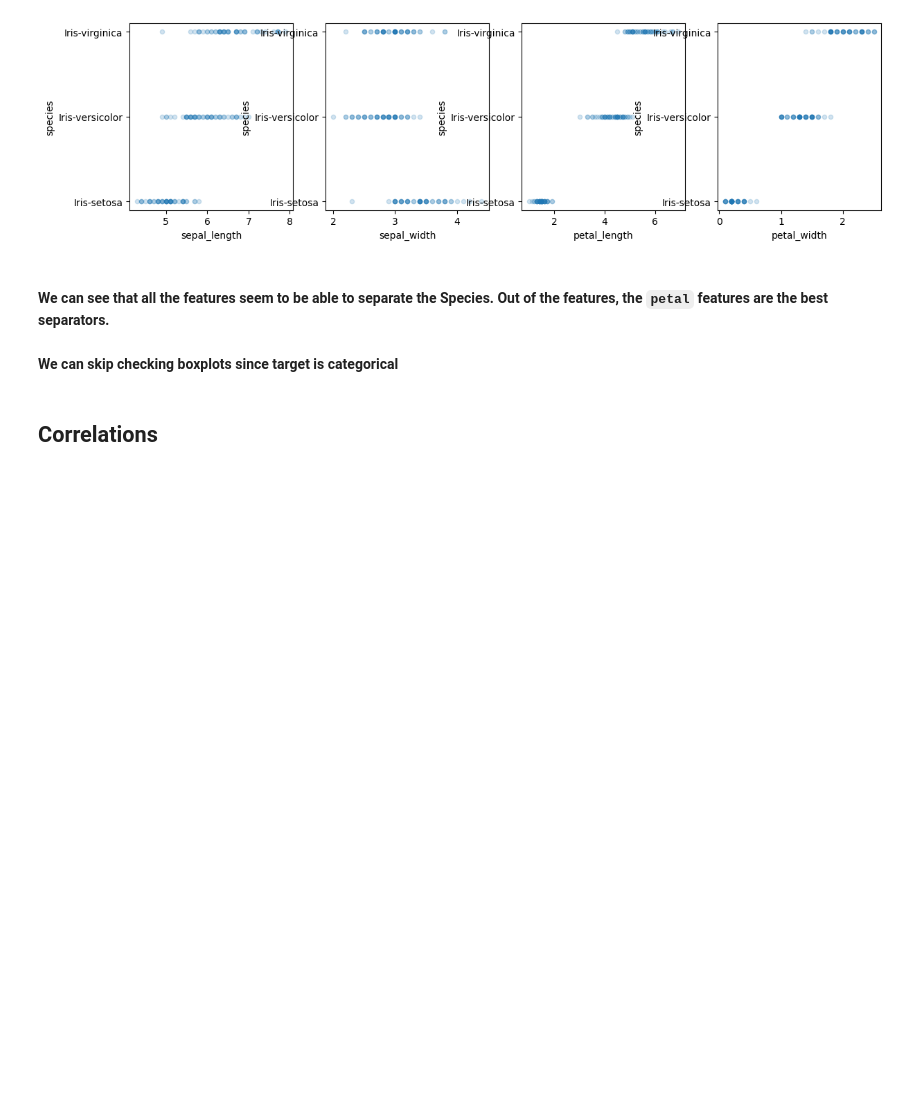
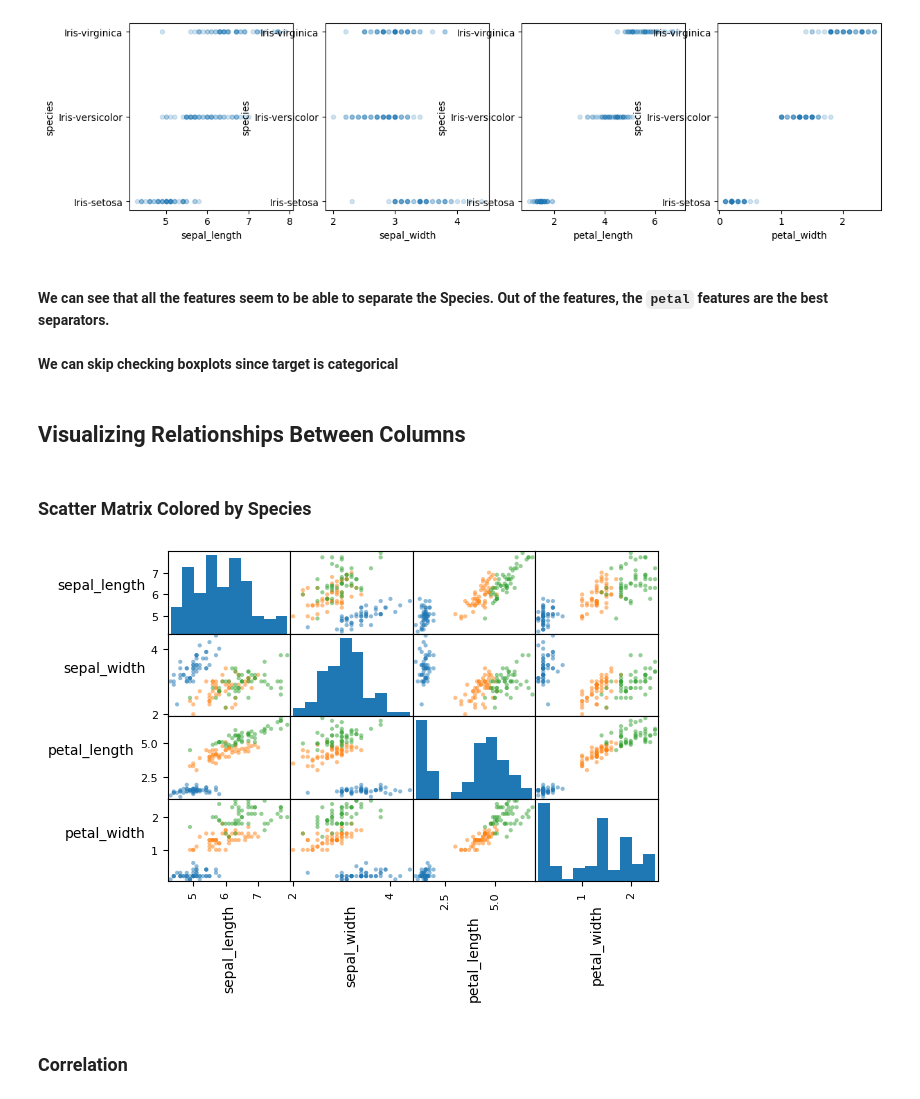
Before and after one commit to calebhadley1/iris-fisher, a Jupyter notebook: notebooks/eda.ipynb, the cells around one changed output. Drawn from its saved outputs; the diff is of its cells as text; code cells hidden in the pictures; blank space fills up the shorter version.

Commit message:
Add correlations

```diff
--- a/notebooks/eda.ipynb
+++ b/notebooks/eda.ipynb
@@ -159,5 +159,28 @@ for (i, c) in enumerate(plot_columns):
 # %% [markdown]
 #### We can see that all the features seem to be able to separate the Species. Out of the features, the `petal` features are the best separators.
 #### We can skip checking boxplots since target is categorical
+# %% [markdown]
+## Visualizing Relationships Between Columns
+# %% [markdown]
+### Scatter Matrix Colored by Species
+# %%
+df_colored = df.copy()
+df_colored["color"] = df_colored["species"].map(
+    dict(
+        zip(df_colored['species'].unique(), plt.rcParams['axes.prop_cycle'].by_key()['color'])
+    )
+)
+axes = pd.plotting.scatter_matrix(df_colored, color=df_colored['color'])
+
+# text rotation snippet from https://stackoverflow.com/questions/58623528/pandas-scatter-matrix-labels-vertical-x-and-horizontal-y-without-being-cut
+for ax in axes.flatten():
+    ax.xaxis.label.set_rotation(90)
+    ax.yaxis.label.set_rotation(0)
+    ax.yaxis.label.set_ha('right')
+plt.tight_layout()
+plt.gcf().subplots_adjust(wspace=0, hspace=0)
+plt.savefig('../reports/figures/scatter_matrix_colored_by_species.png')
+# %% [output]
+[figure, added]
 # %% [markdown]
-## Correlations
+### Correlation
```
Also changed, not shown: parts of 9 cells of this notebook, 1 other file.
